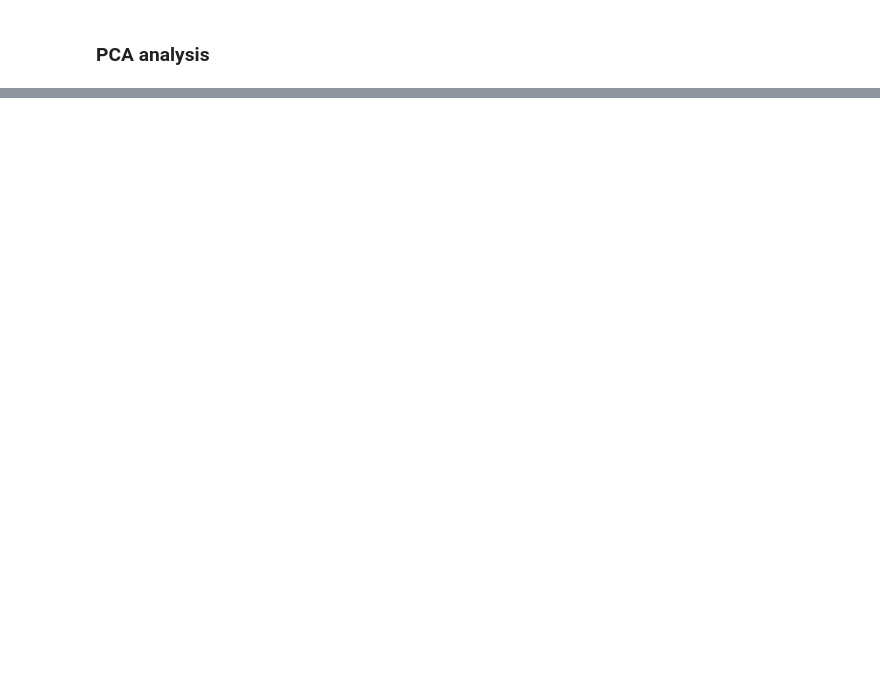
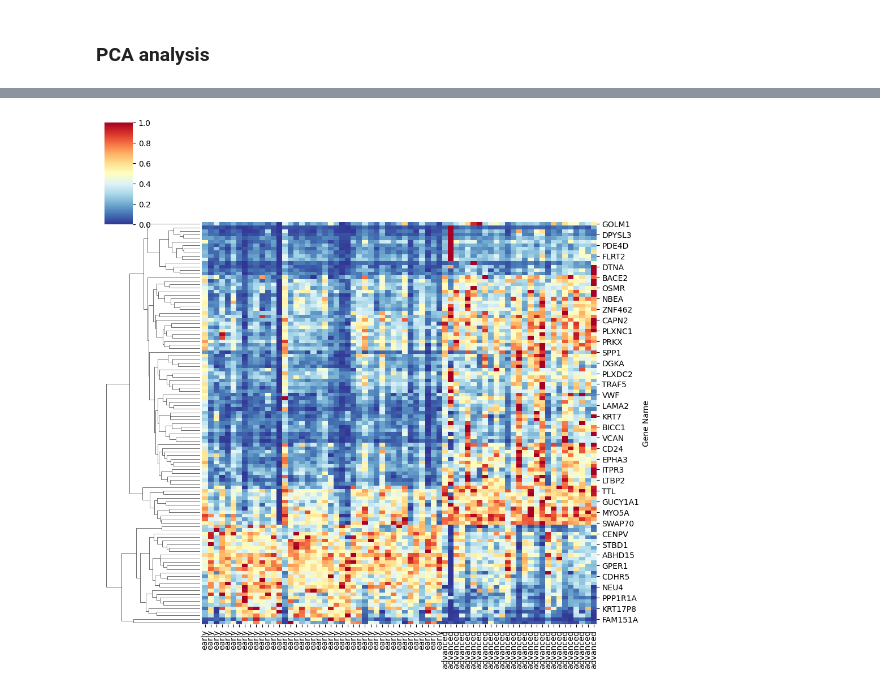
Before and after one commit to syao13/fibrosis-progression-deseq2, a Jupyter notebook: notebooks/03-diffexp-analysis-fatty-liver.ipynb, the cells around one changed output, grey strips where cells are left out. Drawn from its saved outputs; the diff is of its cells as text; code cells hidden in the pictures; blank space fills up the shorter version.

```diff
--- a/notebooks/03-diffexp-analysis-fatty-liver.ipynb
+++ b/notebooks/03-diffexp-analysis-fatty-liver.ipynb
@@ -153,0 +339,23 @@ sum(results_df.padj < 0.05)
+# %%
+# Plot heatmap with only significant genes
+sig_genes = results_df[results_df.padj < 0.00001].index.tolist()
+
+# keep only significant genes and transpose so genes are rows
+heatmap_df = filtered_df[sig_genes].T
+
+# merge dataframes to get gene names
+heatmap_df = heatmap_df.reset_index().merge(df[["Gene ID", "Gene Name"]], on="Gene ID", how = "left")
+
+# remove gene with no names
+heatmap_df = heatmap_df[~heatmap_df["Gene Name"].isna()]
+
+# remove gene id and set gene name as index
+heatmap_df = heatmap_df[heatmap_df.columns[1:]].set_index("Gene Name")
+
+# Sort by stages: advanced vs early
+heatmap_df = heatmap_df[metadata.sort_values("stage", ascending=False).index.tolist()]
+
+# Normalized by sample mean
+heatmap_df = (heatmap_df / heatmap_df.describe().loc["mean"] * 10).round(1)
+
+heatmap_df.head()
@@ -153,0 +370,9 @@ sum(results_df.padj < 0.05)
+# %%
+# Default plot
+sns.clustermap(heatmap_df, standard_scale=0, cmap = 'RdYlBu_r', col_cluster=False,
+               xticklabels=metadata.sort_values("stage", ascending=False)["stage"].tolist())
+
+# Show the graph
+plt.show()
+# %% [output]
+[figure, added]
```
Also changed, not shown: parts of 44 cells of this notebook, 1 other file.
